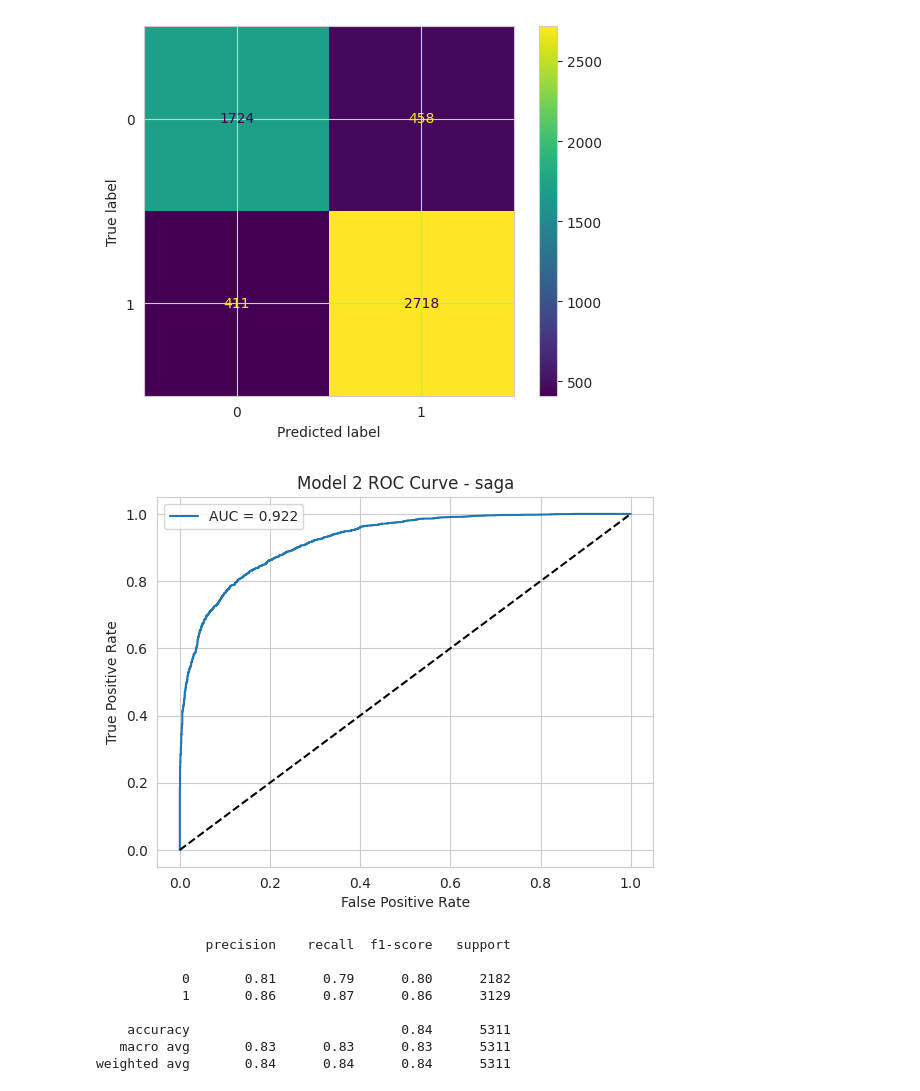
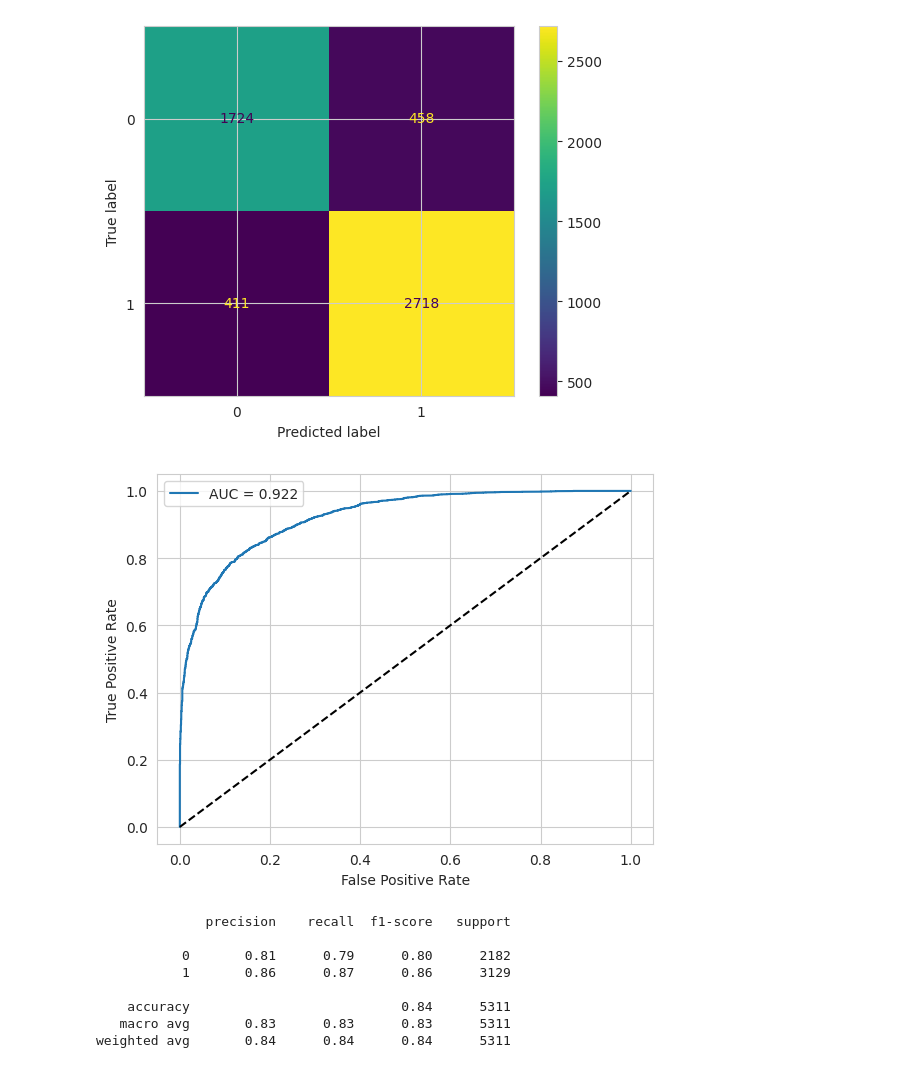
Before and after one commit to aelias5438/Final_Project_DS3021, a Jupyter notebook: FinalLab.ipynb, the cells around one changed output. Saved outputs shown, nothing was run; the diff lists cells and outputs as text; code cells hidden in the pictures.

```diff
--- a/FinalLab.ipynb
+++ b/FinalLab.ipynb
@@ -237,16 +261,16 @@ plt.show()
 # %% [output]
 [figure]
 # %%
+# Now we can go ahead and check the ROC for this model just like how we did previously
 fpr2, tpr2, _ = roc_curve(y_test, y_prob2)
 auc2 = roc_auc_score(y_test, y_prob2)
 
 plt.plot(fpr2, tpr2, label=f'AUC = {auc2:.3f}')
 plt.plot([0,1],[0,1], 'k--')
 plt.xlabel('False Positive Rate')
 plt.ylabel('True Positive Rate')
-plt.title('Model 2 ROC Curve - saga')
 plt.legend()
 plt.show()
 # %% [output]
-[figure, old version]
+[figure, new version]
 # %%
```
Also changed, not shown: parts of 11 cells of this notebook.
